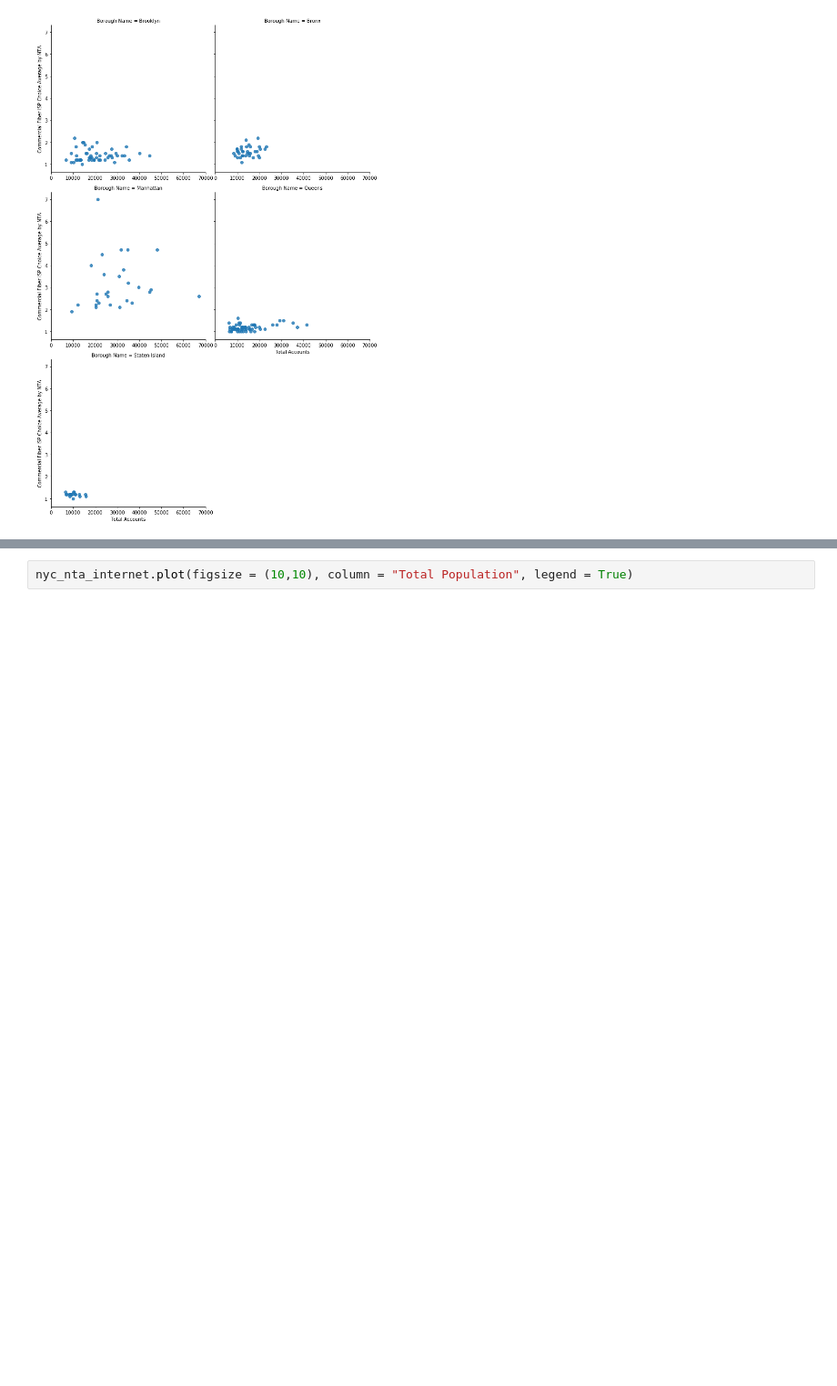
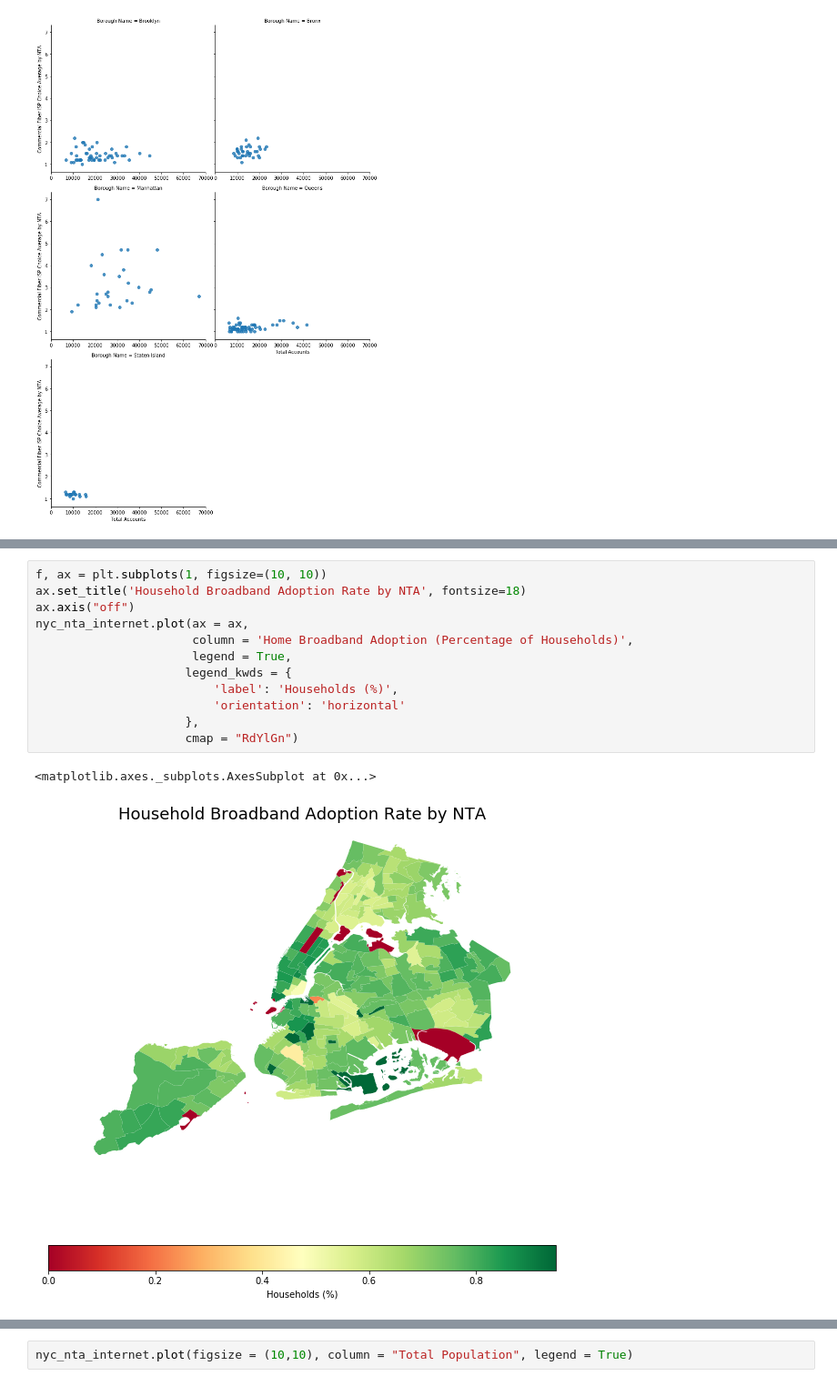
Before and after one commit to lyc1005/nyconnect, a Jupyter notebook: internet_master_plan_adoption_eda.ipynb, the cells around one changed output, grey strips where cells are left out. Shown at 91% size. Cells and saved outputs as stored; diff of their text form; blank space fills up the shorter version.

```diff
--- a/internet_master_plan_adoption_eda.ipynb
+++ b/internet_master_plan_adoption_eda.ipynb
@@ -113,0 +152,15 @@ nyc_nta_internet.plot(figsize = (10,10), column = "Commercial Fiber ISP Choice A
+# %%
+f, ax = plt.subplots(1, figsize=(10, 10))
+ax.set_title('Household Broadband Adoption Rate by NTA', fontsize=18)
+ax.axis("off")
+nyc_nta_internet.plot(ax = ax,
+                      column = 'Home Broadband Adoption (Percentage of Households)',
+                      legend = True,
+                     legend_kwds = {
+                         'label': 'Households (%)',
+                         'orientation': 'horizontal'
+                     },
+                     cmap = "RdYlGn")
+# %% [output]
+<matplotlib.axes._subplots.AxesSubplot at 0x...>
+[figure, added]
```
Also changed, not shown: parts of 26 cells of this notebook, 4 other files.
